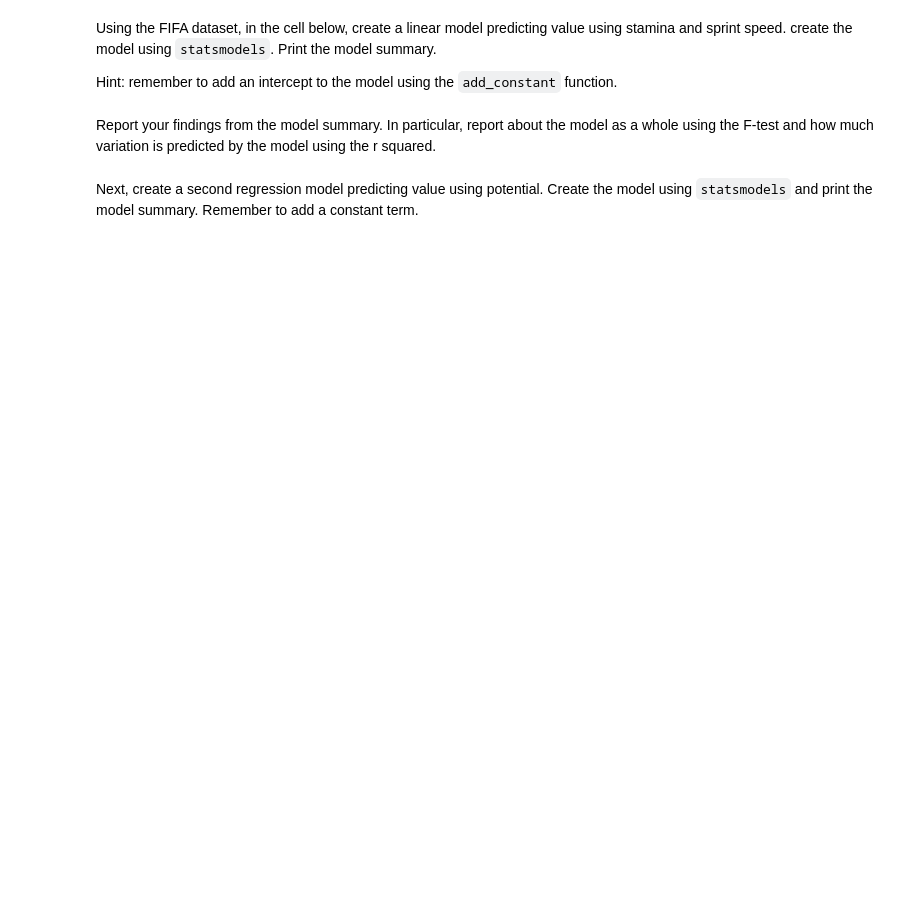
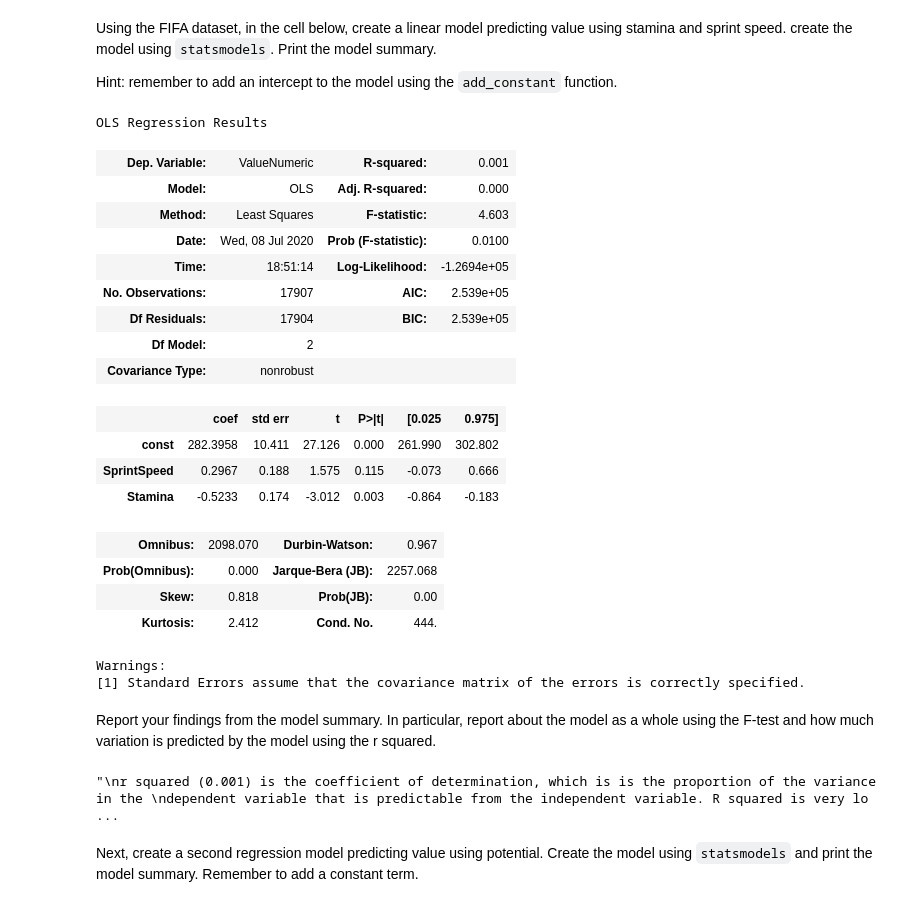
Before and after one commit to ironhack-datalabs/datamad0620, a Jupyter notebook: module-2/lab-correlation-tests-with-scipy/your-code/main.ipynb, the cells around one changed output. Drawn from its saved outputs; the diff is of its cells as text; code cells hidden in the pictures; blank space fills up the shorter version.

```diff
--- a/module-2/lab-correlation-tests-with-scipy/your-code/main.ipynb
+++ b/module-2/lab-correlation-tests-with-scipy/your-code/main.ipynb
@@ -95,2 +117,32 @@ Hint: remember to add an intercept to the model using the `add_constant` functio
+# %%
+X = fifa[['SprintSpeed','Stamina']]
+Y = fifa['ValueNumeric']
+X = sm.add_constant(fifa[['SprintSpeed','Stamina']])
+# %%
+model = sm.OLS(Y, X).fit()
+predictions = model.predict(X)
+# %%
+model.summary()
+# %% [output]
+OLS Regression Results
+| Dep. Variable: | ValueNumeric | R-squared: | 0.001 |
+| Model: | OLS | Adj. R-squared: | 0.000 |
+| Method: | Least Squares | F-statistic: | 4.603 |
+| Date: | Wed, 08 Jul 2020 | Prob (F-statistic): | 0.0100 |
+| Time: | 18:51:14 | Log-Likelihood: | -1.2694e+05 |
+| No. Observations: | 17907 | AIC: | 2.539e+05 |
+| Df Residuals: | 17904 | BIC: | 2.539e+05 |
+| Df Model: | 2 |  |  |
+| Covariance Type: | nonrobust |  |  |
+|  | coef | std err | t | P>|t| | [0.025 | 0.975] |
+| const | 282.3958 | 10.411 | 27.126 | 0.000 | 261.990 | 302.802 |
+| SprintSpeed | 0.2967 | 0.188 | 1.575 | 0.115 | -0.073 | 0.666 |
+| Stamina | -0.5233 | 0.174 | -3.012 | 0.003 | -0.864 | -0.183 |
+| Omnibus: | 2098.070 | Durbin-Watson: | 0.967 |
+| Prob(Omnibus): | 0.000 | Jarque-Bera (JB): | 2257.068 |
+| Skew: | 0.818 | Prob(JB): | 0.00 |
+| Kurtosis: | 2.412 | Cond. No. | 444. |
+Warnings:
+[1] Standard Errors assume that the covariance matrix of the errors is correctly specified.
 # %% [markdown]
 Report your findings from the model summary. In particular, report about the model as a whole using the F-test and how much variation is predicted by the model using the r squared.
@@ -99,2 +149,12 @@ Report your findings from the model summary. In particular, report about the mod
+# %%
+'''
+r squared (0.001) is the coefficient of determination, which is is the proportion of the variance in the
+dependent variable that is predictable from the independent variable. R squared is very low and therefore
+indicates that thet
+F is 0<F<1, therefore the interactions are not statistically significant and indicate that there isn't
+a relation between sprint speed, stamina and value.
+'''
+# %% [output]
+"\nr squared (0.001) is the coefficient of determination, which is is the proportion of the variance in the \ndependent variable that is predictable from the independent variable. R squared is very lo ...
 # %% [markdown]
 Next, create a second regression model predicting value using potential. Create the model using `statsmodels` and print the model summary. Remember to add a constant term.
```
Also changed, not shown: parts of 16 cells of this notebook.
